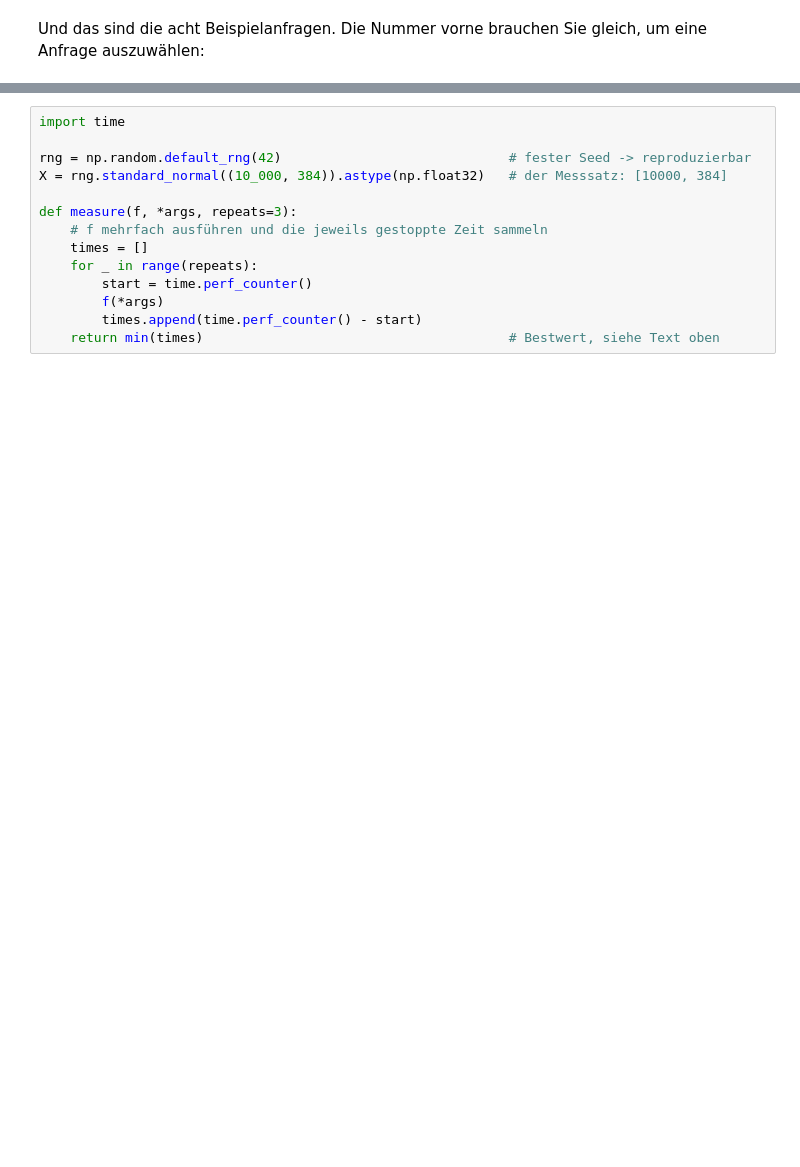
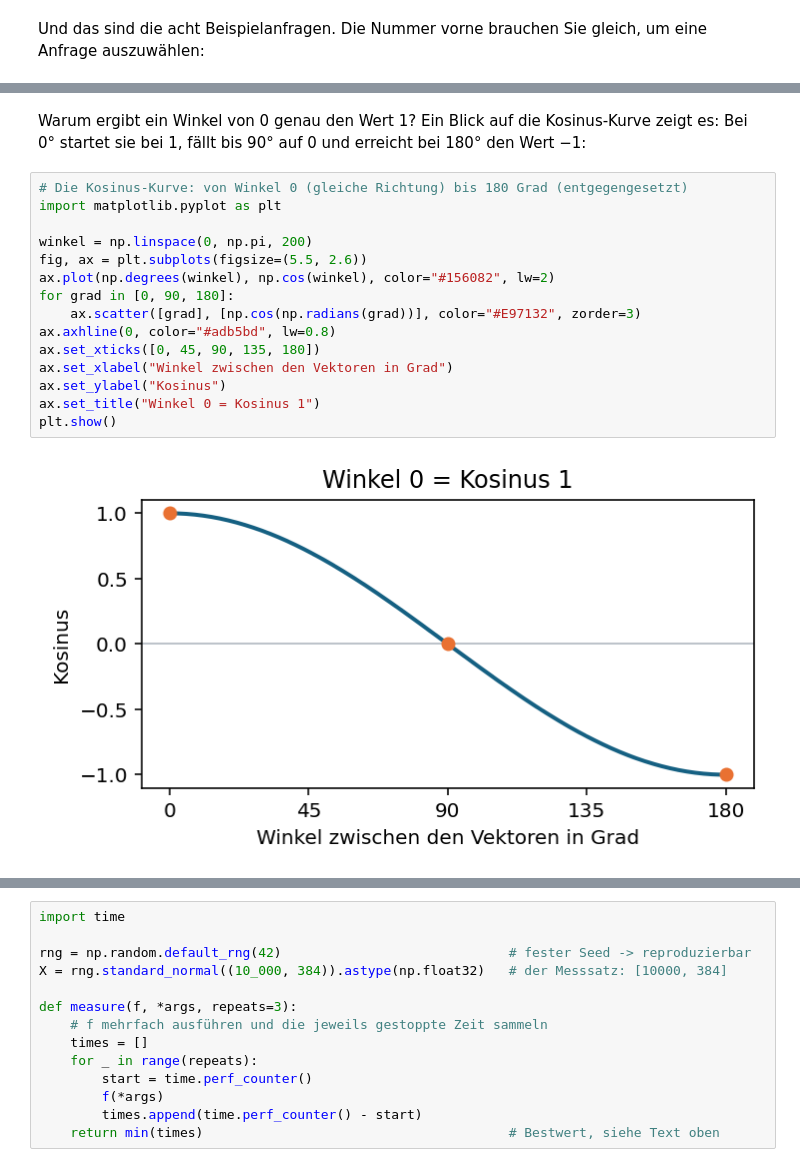
Before and after one commit to skuhswo/tensor-to-gpu-material, a Jupyter notebook: LE01_workbook.ipynb, the cells around one changed output, grey strips where cells are left out. Cells and saved outputs as stored; diff of their text form; blank space fills up the shorter version.

```diff
--- a/LE01_workbook.ipynb
+++ b/LE01_workbook.ipynb
@@ -180,0 +247,19 @@ Achten Sie beim Ausprobieren auf zwei Dinge: Der beste Treffer hat meist einen d
+# %% [markdown]
+Warum ergibt ein Winkel von 0 genau den Wert 1? Ein Blick auf die Kosinus-Kurve zeigt es: Bei 0° startet sie bei 1, fällt bis 90° auf 0 und erreicht bei 180° den Wert −1:
+# %%
+# Die Kosinus-Kurve: von Winkel 0 (gleiche Richtung) bis 180 Grad (entgegengesetzt)
+import matplotlib.pyplot as plt
+
+winkel = np.linspace(0, np.pi, 200)
+fig, ax = plt.subplots(figsize=(5.5, 2.6))
+ax.plot(np.degrees(winkel), np.cos(winkel), color="#156082", lw=2)
+for grad in [0, 90, 180]:
+    ax.scatter([grad], [np.cos(np.radians(grad))], color="#E97132", zorder=3)
+ax.axhline(0, color="#adb5bd", lw=0.8)
+ax.set_xticks([0, 45, 90, 135, 180])
+ax.set_xlabel("Winkel zwischen den Vektoren in Grad")
+ax.set_ylabel("Kosinus")
+ax.set_title("Winkel 0 = Kosinus 1")
+plt.show()
+# %% [output]
+[figure, added]
```
Also changed, not shown: parts of 180 cells of this notebook, 12 other files.
